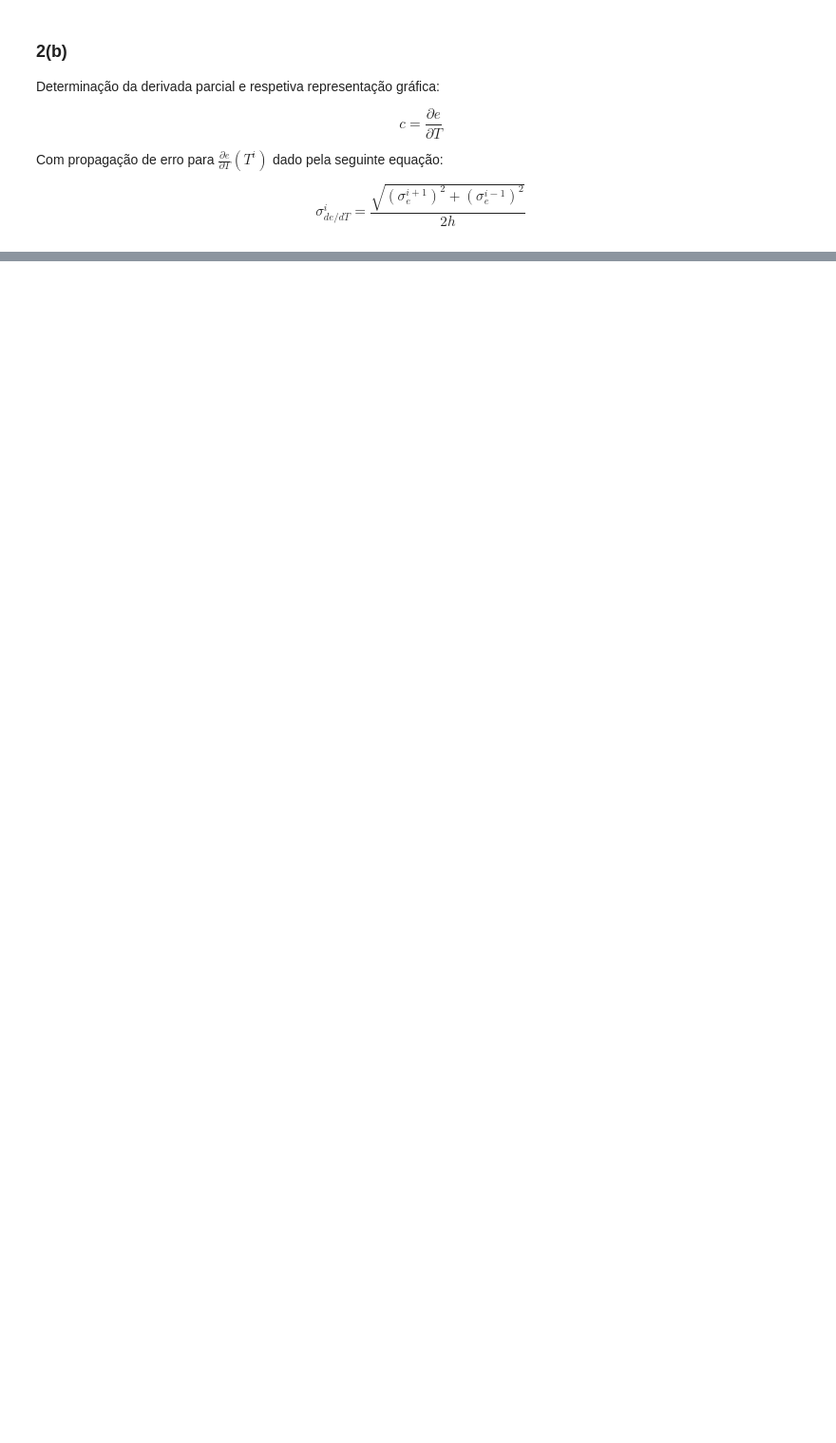
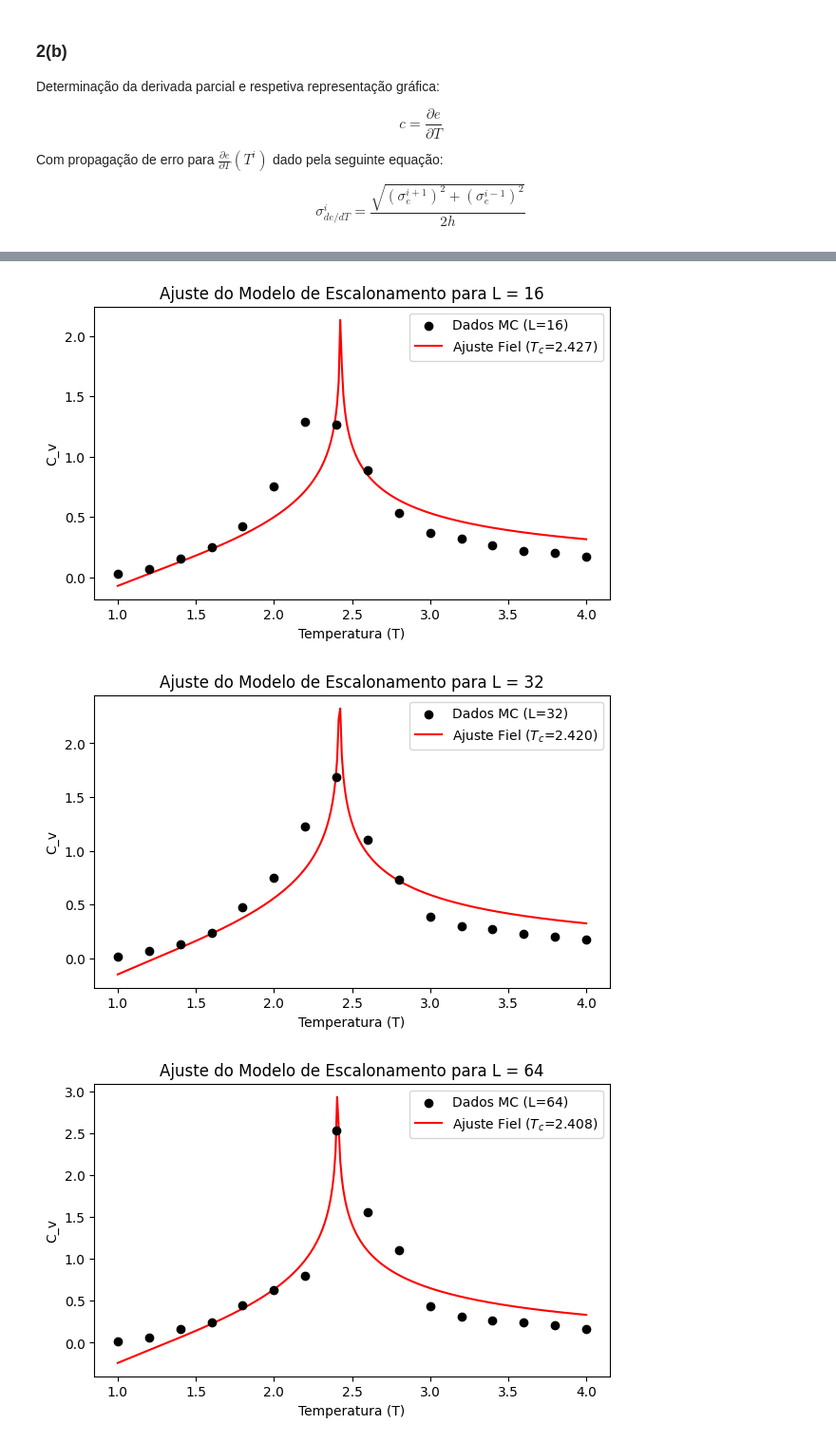
Before and after one commit to RoSerMar/Ising_Model, a Jupyter notebook: Ising_model_1and2_debugged_mais_2c.ipynb, the cells around one changed output, grey strips where cells are left out. Shown at 95% size. Drawn from its saved outputs; the diff is of its cells as text; code cells hidden in the pictures; blank space fills up the shorter version.

```diff
--- a/Ising_model_1and2_debugged_mais_2c.ipynb
+++ b/Ising_model_1and2_debugged_mais_2c.ipynb
@@ -728,0 +742,51 @@ plt.show()
+# %%
+# reautilizando L_values_2a
+def heat_cap_model(T, A, B, Tc):
+    return A*np.log(np.abs((T-Tc)/T))+B
+
+for iL, L in enumerate(L_values_2a):
+    heat_for_t = heat_cap_points[iL]
+    try:
+        #p0 = [1, 1, 1]
+        limites = ([-np.inf, -np.inf, 1], [np.inf, np.inf, 4])
+        popt, pcov = curve_fit(heat_cap_model, T_values_2a, heat_for_t,
+                                bounds=limites, maxfev=1000000)
+
+        perr = np.sqrt(np.diag(pcov))
+
+        plt.figure(figsize=(7, 4))
+        # Desenhar os pontos reais do Monte Carlo para este L
+        plt.scatter(T_values_2a, heat_for_t, label=f"Dados MC (L={L})", color="black", zorder=3)
+
+        # Desenhar a curva ajustada (gerando pontos densos para ficar suave)
+        T_dense = np.linspace(min(T_values_2a), max(T_values_2a), 300)
+        plt.plot(T_dense, heat_cap_model(T_dense, *popt), label=f"Ajuste Fiel ($T_c$={popt[2]:.3f})", color="red")
+
+        plt.title(f"Ajuste do Modelo de Escalonamento para L = {L}")
+        plt.xlabel("Temperatura (T)")
+        plt.ylabel("C_v")
+        plt.legend()
+        plt.show()
+
+    except (RuntimeError, ValueError):
+        print("Nuh uh")
+        popt = np.full(2, np.nan)
+        perr = np.full(2, np.nan)
+# try:
+#             popt, pcov = curve_fit(
+#                 heat_cap_model, , ,
+#                 p0    = [ef_p0, tau_p0],
+#                 # ef ∈ [-2.5, 0.5]  (ordenado→desordenado, com margem numérica)
+#                 # tau ∈ [1, +∞)     (deve ser positivo)
+#                 bounds = ([-2.5, 1.0], [0.5, np.inf]),
+#                 maxfev = 10000
+#             )
+#             perr = np.sqrt(np.diag(pcov))
+#         except (RuntimeError, ValueError):
+#             # fit não convergiu (pode acontecer a T=1 onde a curva é quase plana)
+#             popt = np.full(2, np.nan)
+#             perr = np.full(2, np.nan)
+# %% [output]
+[figure, added]
+[figure, added]
+[figure, added]
```
Also changed, not shown: parts of 7 cells of this notebook, 2 other files.
